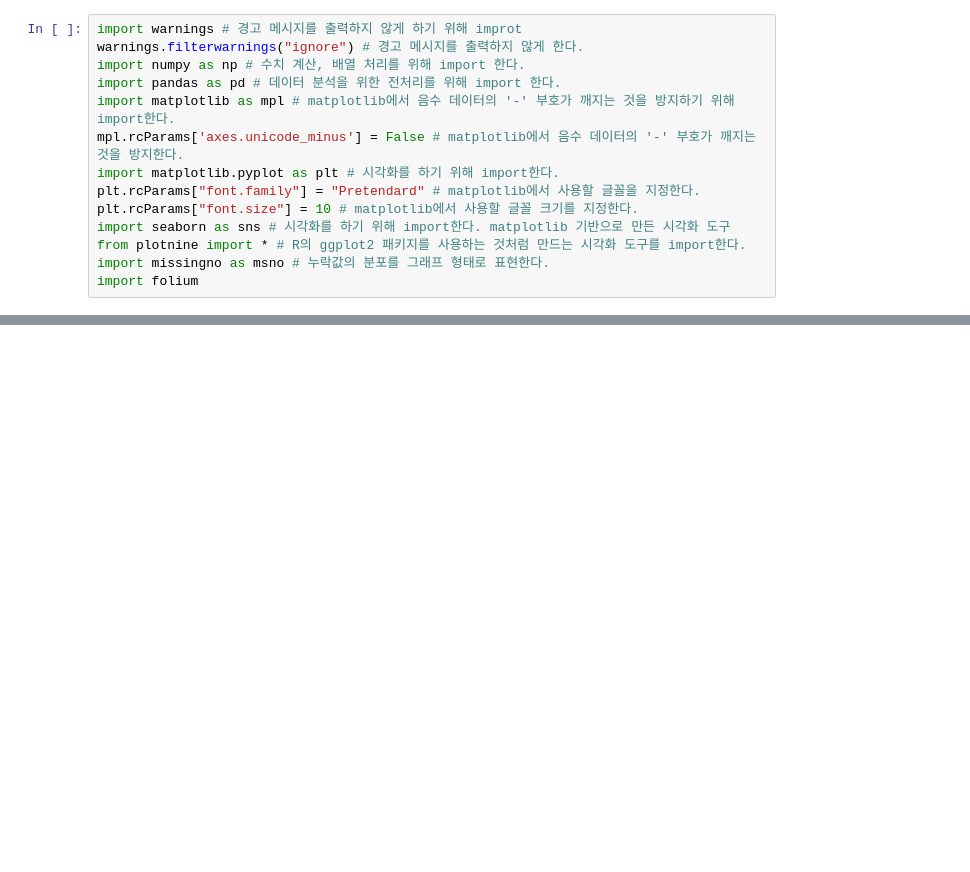
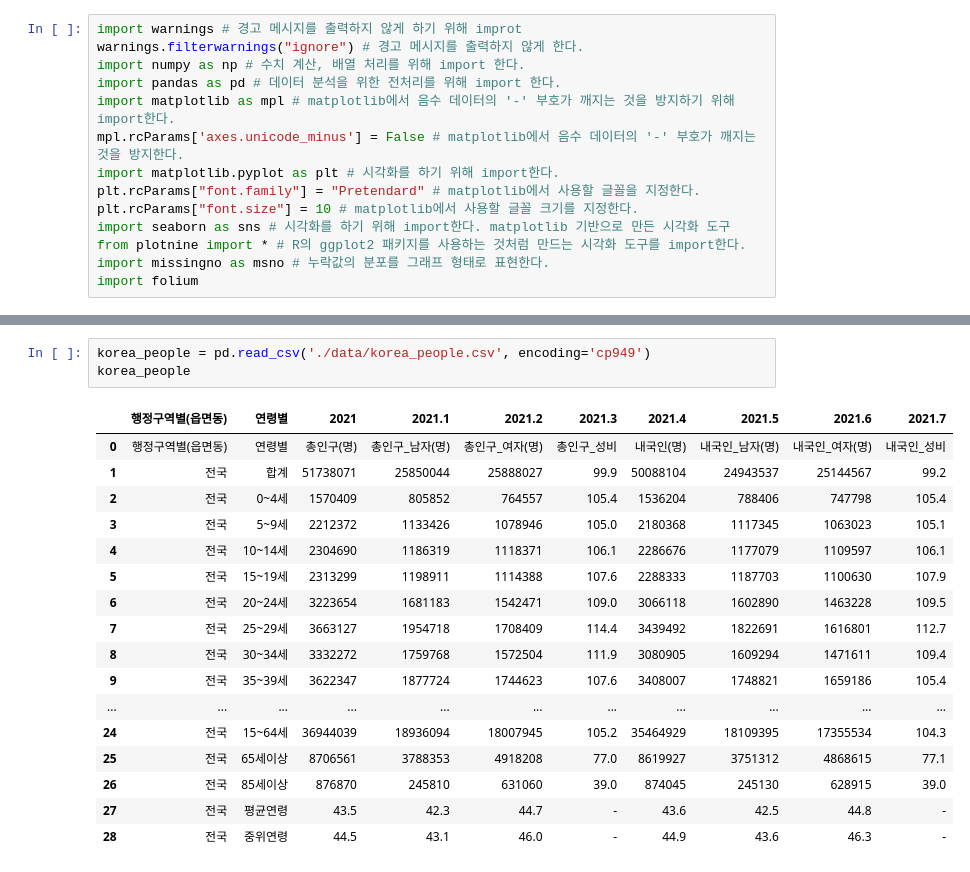
Before and after one commit to alswn8268/DataAnalysis, a Jupyter notebook: data_Analysis_Project_edu.ipynb, the cells around one changed output, grey strips where cells are left out. Drawn from its saved outputs; the diff is of its cells as text; blank space fills up the shorter version.

```diff
--- a/data_Analysis_Project_edu.ipynb
+++ b/data_Analysis_Project_edu.ipynb
@@ -14,0 +60,21 @@ import folium
+# %%
+korea_people = pd.read_csv('./data/korea_people.csv', encoding='cp949')
+korea_people
+# %% [output]
+|  | 행정구역별(읍면동) | 연령별 | 2021 | 2021.1 | 2021.2 | 2021.3 | 2021.4 | 2021.5 | 2021.6 | 2021.7 |
+| 0 | 행정구역별(읍면동) | 연령별 | 총인구(명) | 총인구_남자(명) | 총인구_여자(명) | 총인구_성비 | 내국인(명) | 내국인_남자(명) | 내국인_여자(명) | 내국인_성비 |
+| 1 | 전국 | 합계 | 51738071 | 25850044 | 25888027 | 99.9 | 50088104 | 24943537 | 25144567 | 99.2 |
+| 2 | 전국 | 0~4세 | 1570409 | 805852 | 764557 | 105.4 | 1536204 | 788406 | 747798 | 105.4 |
+| 3 | 전국 | 5~9세 | 2212372 | 1133426 | 1078946 | 105.0 | 2180368 | 1117345 | 1063023 | 105.1 |
+| 4 | 전국 | 10~14세 | 2304690 | 1186319 | 1118371 | 106.1 | 2286676 | 1177079 | 1109597 | 106.1 |
+| 5 | 전국 | 15~19세 | 2313299 | 1198911 | 1114388 | 107.6 | 2288333 | 1187703 | 1100630 | 107.9 |
+| 6 | 전국 | 20~24세 | 3223654 | 1681183 | 1542471 | 109.0 | 3066118 | 1602890 | 1463228 | 109.5 |
+| 7 | 전국 | 25~29세 | 3663127 | 1954718 | 1708409 | 114.4 | 3439492 | 1822691 | 1616801 | 112.7 |
+| 8 | 전국 | 30~34세 | 3332272 | 1759768 | 1572504 | 111.9 | 3080905 | 1609294 | 1471611 | 109.4 |
+| 9 | 전국 | 35~39세 | 3622347 | 1877724 | 1744623 | 107.6 | 3408007 | 1748821 | 1659186 | 105.4 |
+| ... | ... | ... | ... | ... | ... | ... | ... | ... | ... | ... |
+| 24 | 전국 | 15~64세 | 36944039 | 18936094 | 18007945 | 105.2 | 35464929 | 18109395 | 17355534 | 104.3 |
+| 25 | 전국 | 65세이상 | 8706561 | 3788353 | 4918208 | 77.0 | 8619927 | 3751312 | 4868615 | 77.1 |
+| 26 | 전국 | 85세이상 | 876870 | 245810 | 631060 | 39.0 | 874045 | 245130 | 628915 | 39.0 |
+| 27 | 전국 | 평균연령 | 43.5 | 42.3 | 44.7 | - | 43.6 | 42.5 | 44.8 | - |
+| 28 | 전국 | 중위연령 | 44.5 | 43.1 | 46.0 | - | 44.9 | 43.6 | 46.3 | - |
```
Also changed, not shown: parts of 14 cells of this notebook, 4 other files.
